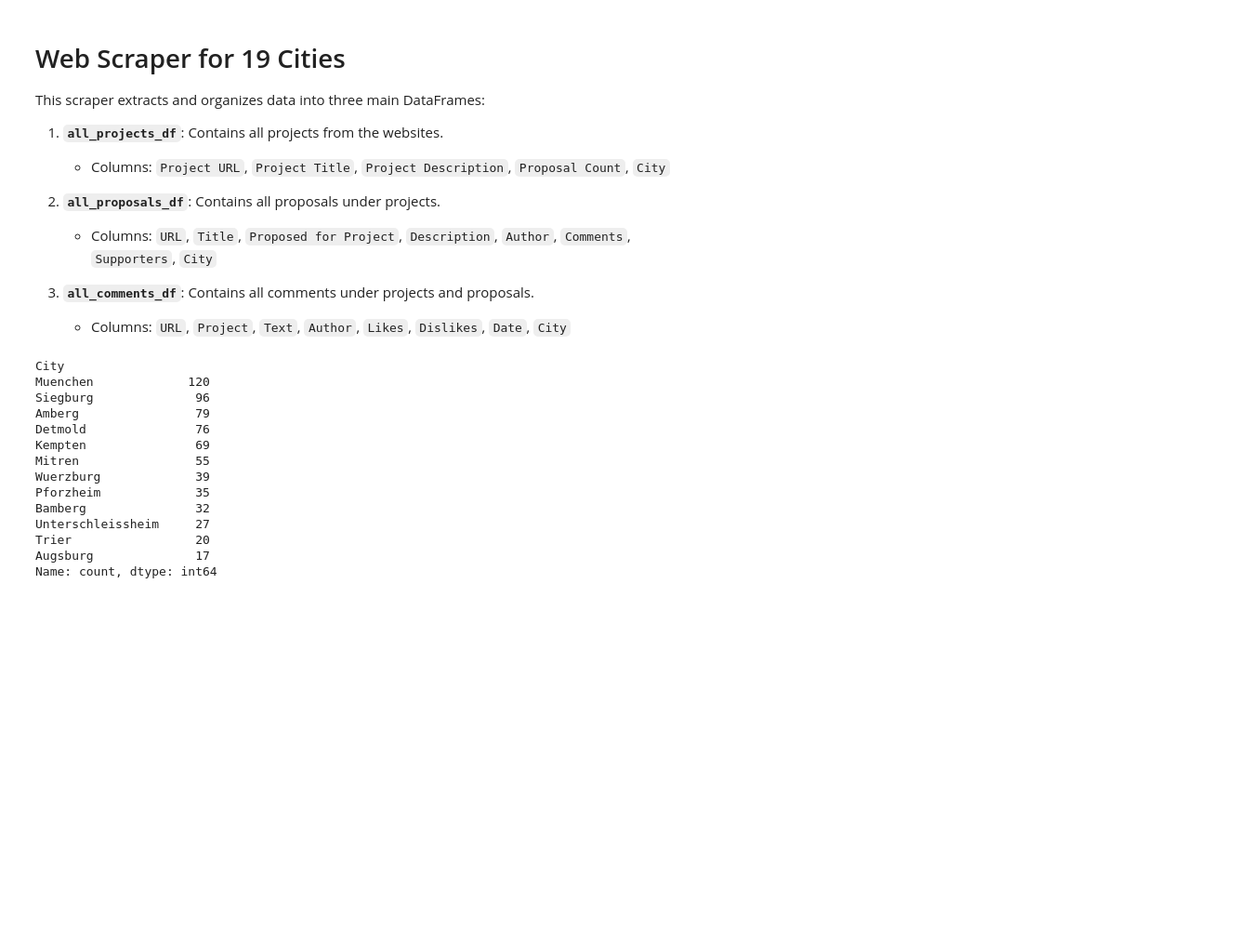
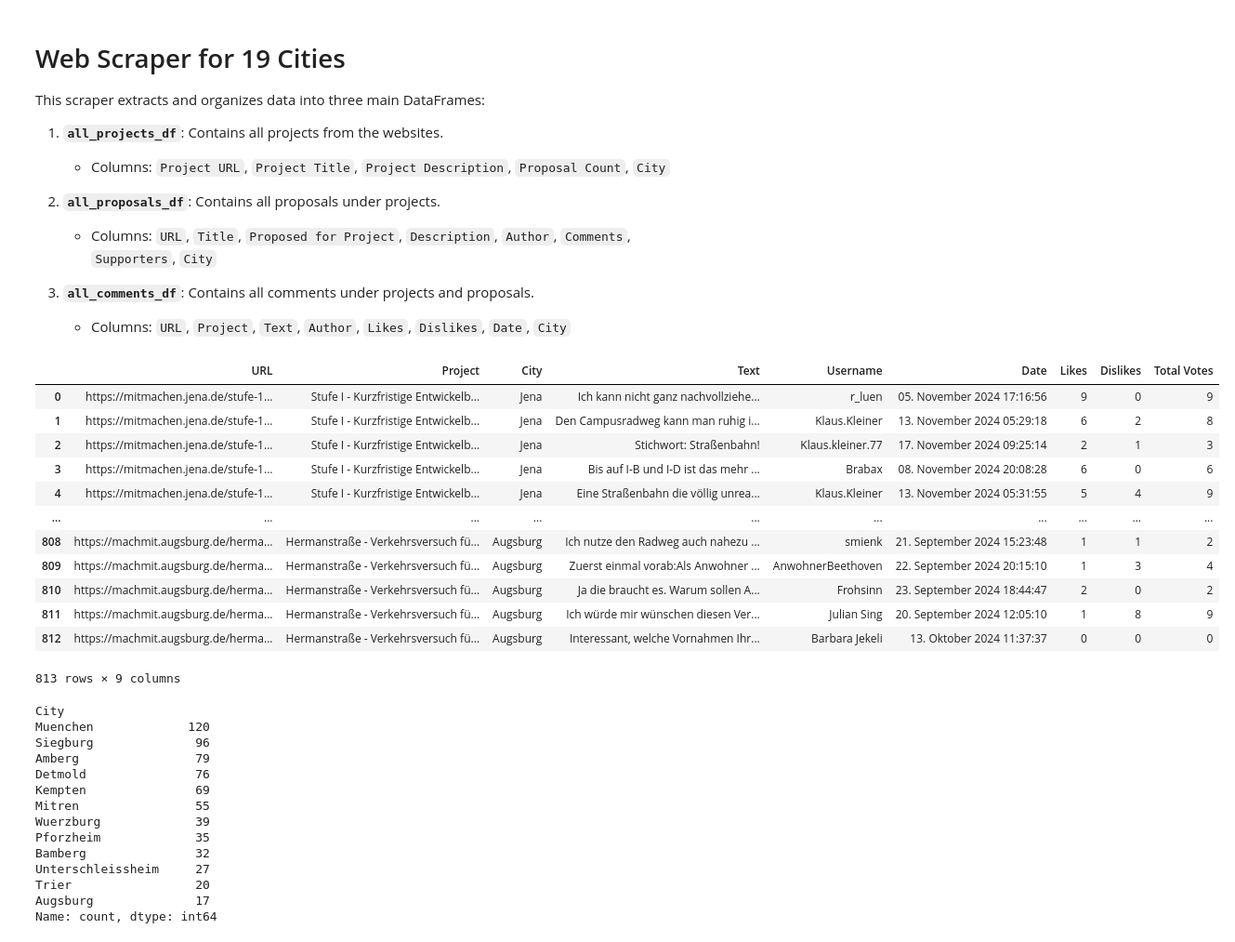
Before and after one commit to denishotii/ConsulDemocracy24-kommueneImFokus, a Jupyter notebook: Scraping copy.ipynb, the cells around one changed output. Shown at 93% size. Cells and saved outputs as stored; diff of their text form; code cells hidden in the pictures; blank space fills up the shorter version.

```diff
--- a/Scraping copy.ipynb
+++ b/Scraping copy.ipynb
@@ -207,9 +207,25 @@ import re
 # all_proposals_df.to_csv('data/all_proposals.csv', index=False)
 #
 # %%
-all_projects_df = pd.read_csv('all_projects.csv')
-all_proposals_df = pd.read_csv('all_proposals.csv')
-all_comments_df = pd.read_csv('all_comments.csv')
+all_projects_df = pd.read_csv('data/all_projects.csv')
+all_proposals_df = pd.read_csv('data/all_proposals.csv')
+all_comments_df = pd.read_csv('data/all_comments.csv')
+# %%
+all_comments_df
+# %% [output]
+|  | URL | Project | City | Text | Username | Date | Likes | Dislikes | Total Votes |
+| 0 | https://mitmachen.jena.de/stufe-1... | Stufe I - Kurzfristige Entwickelb... | Jena | Ich kann nicht ganz nachvollziehe... | r_luen | 05. November 2024 17:16:56 | 9 | 0 | 9 |
+| 1 | https://mitmachen.jena.de/stufe-1... | Stufe I - Kurzfristige Entwickelb... | Jena | Den Campusradweg kann man ruhig i... | Klaus.Kleiner | 13. November 2024 05:29:18 | 6 | 2 | 8 |
+| 2 | https://mitmachen.jena.de/stufe-1... | Stufe I - Kurzfristige Entwickelb... | Jena | Stichwort: Straßenbahn! | Klaus.kleiner.77 | 17. November 2024 09:25:14 | 2 | 1 | 3 |
+| 3 | https://mitmachen.jena.de/stufe-1... | Stufe I - Kurzfristige Entwickelb... | Jena | Bis auf I-B und I-D ist das mehr ... | Brabax | 08. November 2024 20:08:28 | 6 | 0 | 6 |
+| 4 | https://mitmachen.jena.de/stufe-1... | Stufe I - Kurzfristige Entwickelb... | Jena | Eine Straßenbahn die völlig unrea... | Klaus.Kleiner | 13. November 2024 05:31:55 | 5 | 4 | 9 |
+| ... | ... | ... | ... | ... | ... | ... | ... | ... | ... |
+| 808 | https://machmit.augsburg.de/herma... | Hermanstraße - Verkehrsversuch fü... | Augsburg | Ich nutze den Radweg auch nahezu ... | smienk | 21. September 2024 15:23:48 | 1 | 1 | 2 |
+| 809 | https://machmit.augsburg.de/herma... | Hermanstraße - Verkehrsversuch fü... | Augsburg | Zuerst einmal vorab:Als Anwohner ... | AnwohnerBeethoven | 22. September 2024 20:15:10 | 1 | 3 | 4 |
+| 810 | https://machmit.augsburg.de/herma... | Hermanstraße - Verkehrsversuch fü... | Augsburg | Ja die braucht es. Warum sollen A... | Frohsinn | 23. September 2024 18:44:47 | 2 | 0 | 2 |
+| 811 | https://machmit.augsburg.de/herma... | Hermanstraße - Verkehrsversuch fü... | Augsburg | Ich würde mir wünschen diesen Ver... | Julian Sing | 20. September 2024 12:05:10 | 1 | 8 | 9 |
+| 812 | https://machmit.augsburg.de/herma... | Hermanstraße - Verkehrsversuch fü... | Augsburg | Interessant, welche Vornahmen Ihr... | Barbara Jekeli | 13. Oktober 2024 11:37:37 | 0 | 0 | 0 |
+813 rows × 9 columns
 # %%
 all_proposals_df['City'].value_counts()
 # %% [output]
```
Also changed, not shown: parts of 1 cell of this notebook, 6 other files.
